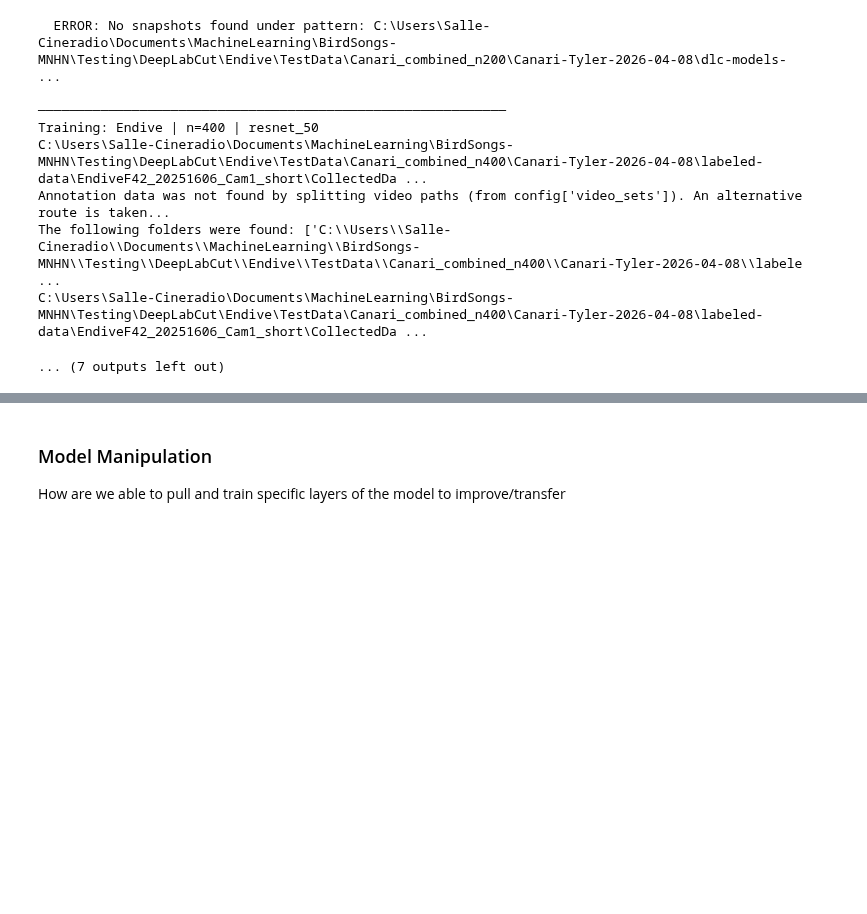
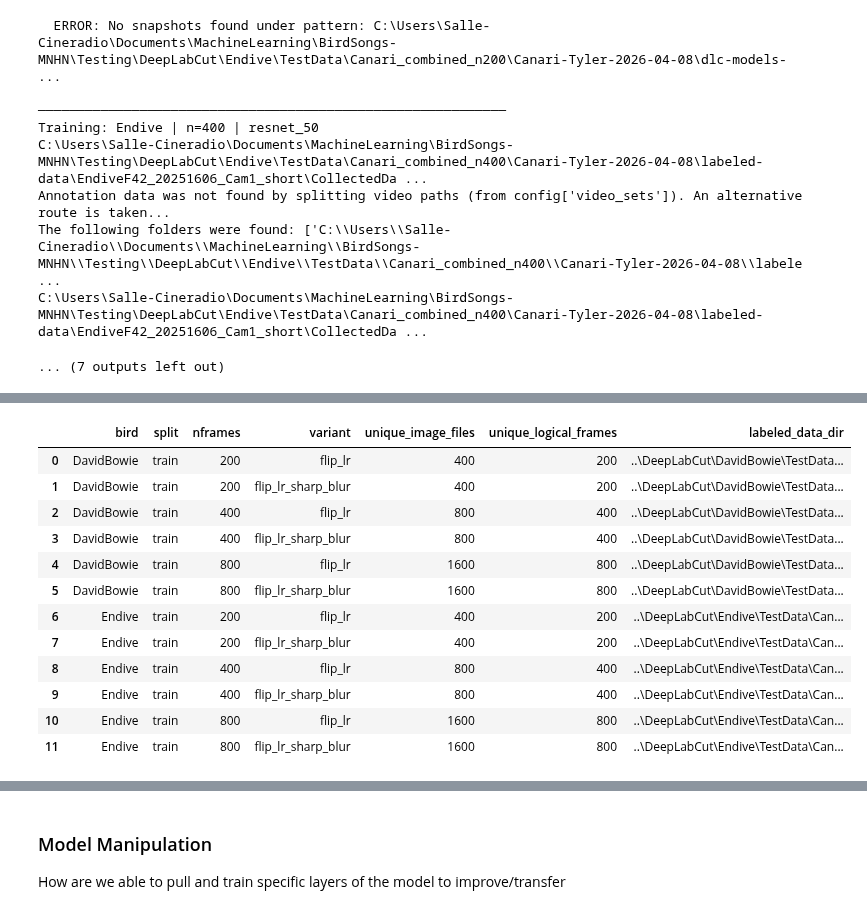
Before and after one commit to tcmarino8/BirdSongs-MNHN, a Jupyter notebook: Testing/Code-Testing/run_experimentation.ipynb, the cells around one changed output, grey strips where cells are left out. Drawn from its saved outputs; the diff is of its cells as text; code cells hidden in the pictures; blank space fills up the shorter version.

```diff
--- a/Testing/Code-Testing/run_experimentation.ipynb
+++ b/Testing/Code-Testing/run_experimentation.ipynb
@@ -570,14 +604,7 @@ Architecture is hot-swapped by patching `net_type` in each project's `config.yam
 Wall-clock training time is recorded per run for comparison.
 # %%
 
-def set_net_type(config_path: Path, net_type: str) -> None:
-    """Patch the net_type field in a DLC config.yaml in-place."""
-    config_path = Path(config_path)
-    with open(config_path, "r", encoding="utf-8") as fh:
-        cfg = yaml.safe_load(fh)
-    cfg["default_net_type"] = net_type
-    with open(config_path, "w", encoding="utf-8") as fh:
-        yaml.safe_dump(cfg, fh, sort_keys=False)
+
 
 RUN_TRAINING      = True
 USE_FULL_EPOCHS   = True
@@ -596,6 +623,16 @@ if not RUN_TRAINING:
                     "notes": "dry run",
                 })
 else:
+    # One confirmation per bird, even if multiple model/frame variants are trained.
+    review_configs_by_bird = {
+        bird_name: [combined_configs[(bird_name, n)] for n in FRAME_COUNTS]
+        for bird_name in BIRDS
+    }
+    dlcs.require_bodyparts_review_before_training(
+        run_training=RUN_TRAINING,
+        configs_by_bird=review_configs_by_bird,
+    )
+
     for bird_name in BIRDS:
         for n in FRAME_COUNTS:
             train_cfg = combined_configs[(bird_name, n)]
@@ -774,0 +973,47 @@ C:\Users\Salle-Cineradio\Documents\MachineLearning\BirdSongs-MNHN\Testing\DeepLa
+# %%
+image_exts = {".png", ".jpg", ".jpeg", ".bmp", ".tif", ".tiff"}
+dataset_frame_counts = []
+
+for (bird_name, split_key, variant_name), config_path in sorted(
+    augmentation_variant_configs.items(),
+    key=lambda item: (item[0][0], str(item[0][1])),
+):
+    labeled_dir = Path(config_path).parent / "labeled-data"
+    image_paths = [
+        p for p in labeled_dir.rglob("*")
+        if p.is_file() and p.suffix.lower() in image_exts
+    ]
+
+    unique_image_files = {
+        p.relative_to(labeled_dir).as_posix()
+        for p in image_paths
+    }
+
+    # Collapse cam1/cam2 pairs to one logical frame ID when possible.
+    unique_logical_frames = {
+        p.stem.replace("_cam1_", "_cam_").replace("_cam2_", "_cam_")
+        for p in image_paths
+    }
+
+    dataset_frame_counts.append({
+        "bird": bird_name,
+        "split": "holdout" if split_key == "holdout" else "train",
+        "nframes": HOLDOUT_N if split_key == "holdout" else split_key,
+        "variant": variant_name,
+        "unique_image_files": len(unique_image_files),
+        "unique_logical_frames": len(unique_logical_frames),
+        "labeled_data_dir": str(labeled_dir),
+    })
+
+dataset_frame_counts_df = pd.DataFrame(dataset_frame_counts).sort_values(
+    ["bird", "split", "nframes", "variant"]
+)
+
+print(
+    dataset_frame_counts_df[
+        ["bird", "split", "nframes", "variant", "unique_image_files", "unique_logical_frames"]
+    ].to_string(index=False)
+)
+
+dataset_frame_counts_df
+# %% [output]
@@ -774,0 +1033,13 @@ C:\Users\Salle-Cineradio\Documents\MachineLearning\BirdSongs-MNHN\Testing\DeepLa
+|  | bird | split | nframes | variant | unique_image_files | unique_logical_frames | labeled_data_dir |
+| 0 | DavidBowie | train | 200 | flip_lr | 400 | 200 | ..\DeepLabCut\DavidBowie\TestData... |
+| 1 | DavidBowie | train | 200 | flip_lr_sharp_blur | 400 | 200 | ..\DeepLabCut\DavidBowie\TestData... |
+| 2 | DavidBowie | train | 400 | flip_lr | 800 | 400 | ..\DeepLabCut\DavidBowie\TestData... |
+| 3 | DavidBowie | train | 400 | flip_lr_sharp_blur | 800 | 400 | ..\DeepLabCut\DavidBowie\TestData... |
+| 4 | DavidBowie | train | 800 | flip_lr | 1600 | 800 | ..\DeepLabCut\DavidBowie\TestData... |
+| 5 | DavidBowie | train | 800 | flip_lr_sharp_blur | 1600 | 800 | ..\DeepLabCut\DavidBowie\TestData... |
+| 6 | Endive | train | 200 | flip_lr | 400 | 200 | ..\DeepLabCut\Endive\TestData\Can... |
+| 7 | Endive | train | 200 | flip_lr_sharp_blur | 400 | 200 | ..\DeepLabCut\Endive\TestData\Can... |
+| 8 | Endive | train | 400 | flip_lr | 800 | 400 | ..\DeepLabCut\Endive\TestData\Can... |
+| 9 | Endive | train | 400 | flip_lr_sharp_blur | 800 | 400 | ..\DeepLabCut\Endive\TestData\Can... |
+| 10 | Endive | train | 800 | flip_lr | 1600 | 800 | ..\DeepLabCut\Endive\TestData\Can... |
+| 11 | Endive | train | 800 | flip_lr_sharp_blur | 1600 | 800 | ..\DeepLabCut\Endive\TestData\Can... |
```
Also changed, not shown: parts of 14 cells of this notebook, 8 other files.
